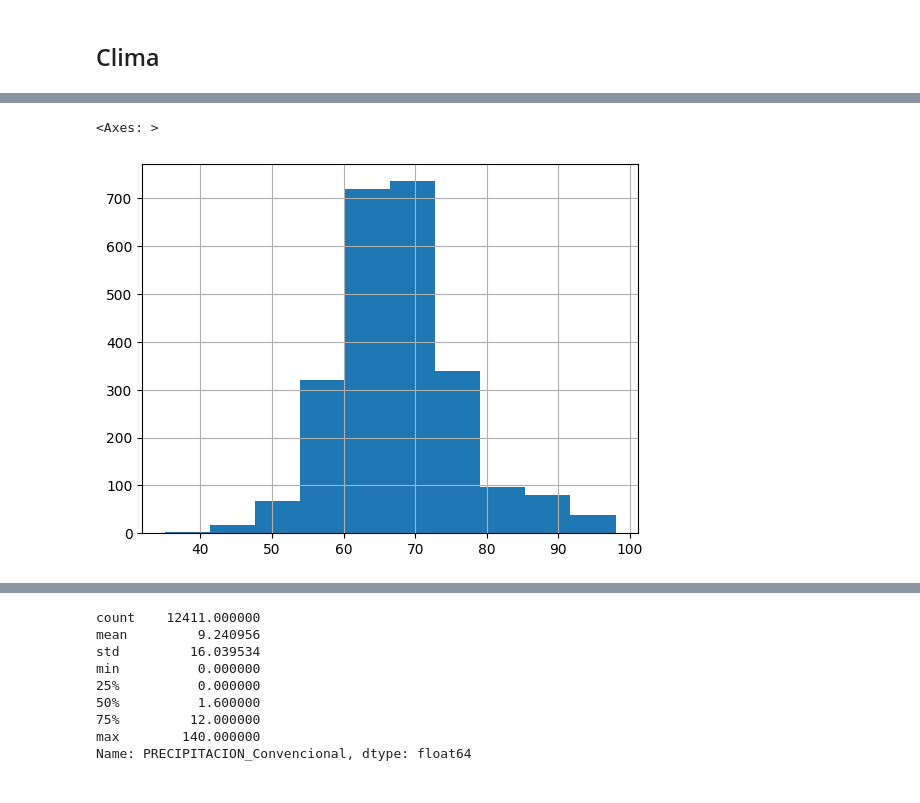
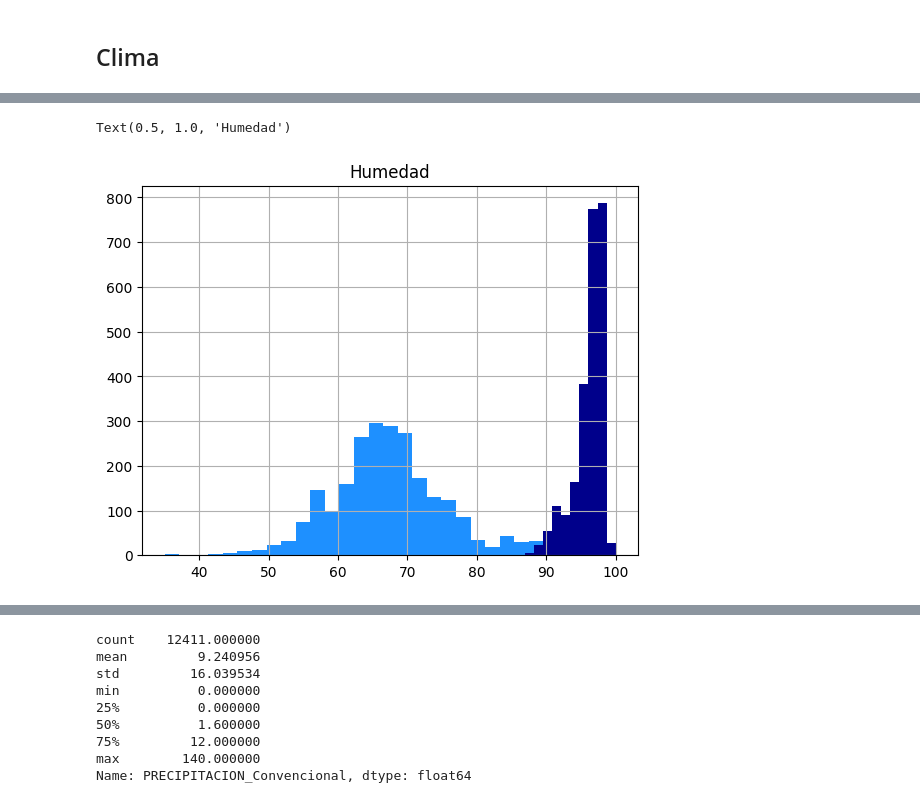
Before and after one commit to Darally06/Dengue_caracterization, a Jupyter notebook: clima.ipynb, the cells around one changed output, grey strips where cells are left out. Cells and saved outputs as stored; diff of their text form; code cells hidden in the pictures.

```diff
--- a/clima.ipynb
+++ b/clima.ipynb
@@ -106,7 +72,9 @@ min        87.000000
 max       100.000000
 Name: HUM RELATIVA_MAX, dtype: float64
 # %%
-df['HUM RELATIVA_MIN'].hist()
+df['HUM RELATIVA_MIN'].hist(color='dodgerblue',bins=30)
+df['HUM RELATIVA_MAX'].hist(color='darkblue')
+plt.title("Humedad")
 # %% [output]
-<Axes: >
+Text(0.5, 1.0, 'Humedad')
-[figure, old version]
+[figure, new version]
```
Also changed, not shown: parts of 19 cells of this notebook.
